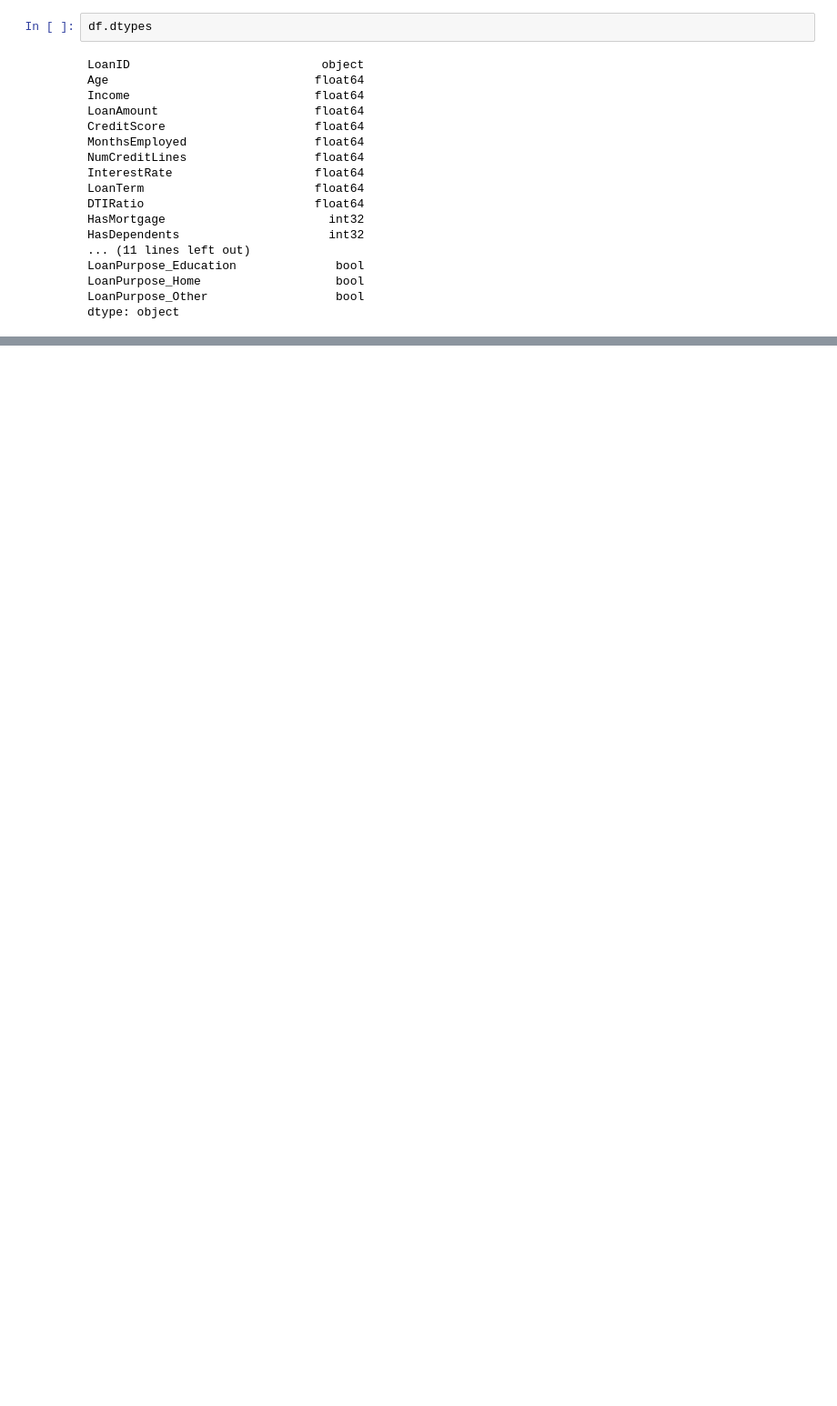
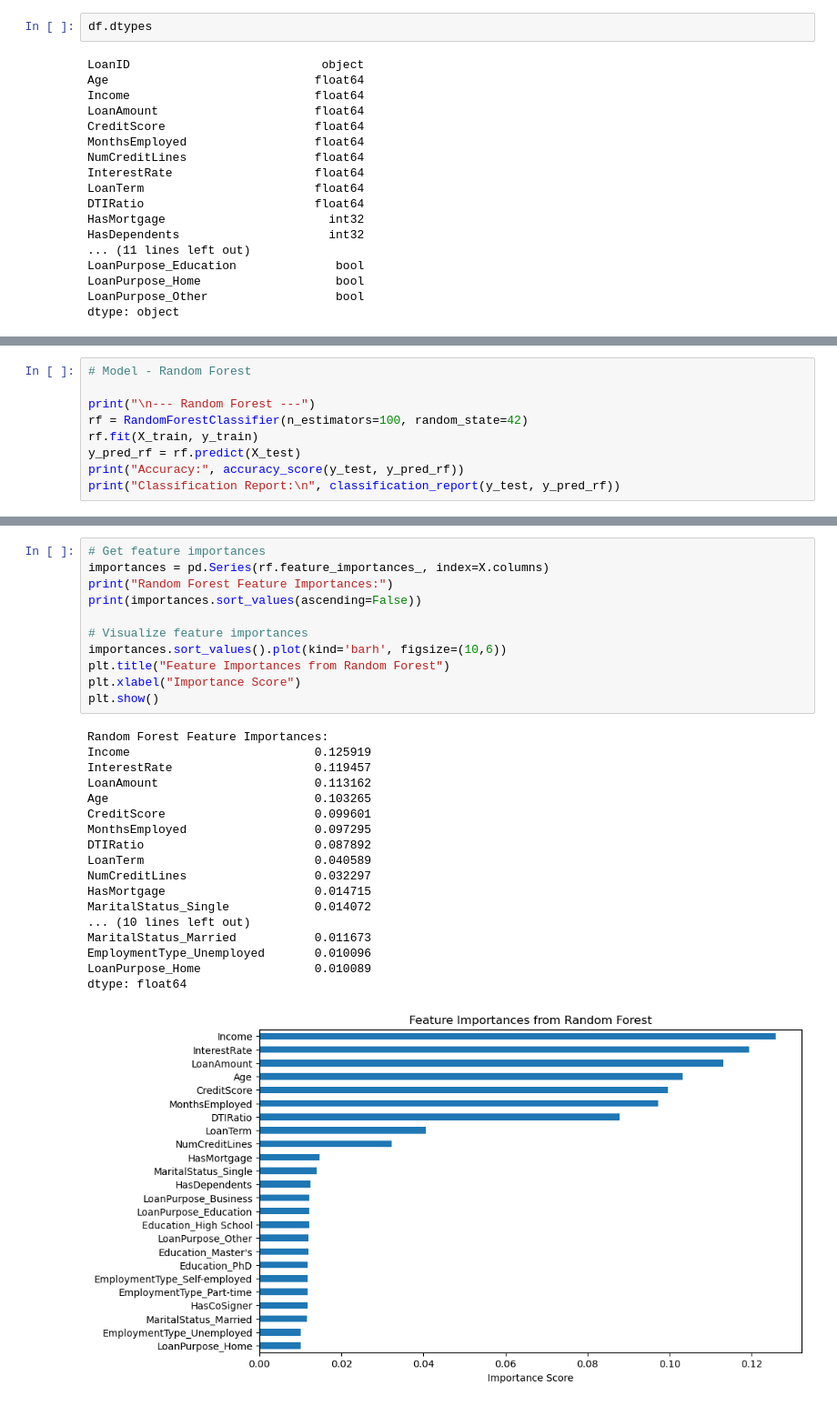
Before and after one commit to rhlbhl/loan_default_prediction, a Jupyter notebook: loan_default_prediction.ipynb, the cells around one changed output, grey strips where cells are left out. Shown at 91% size. Cells and saved outputs as stored; diff of their text form; blank space fills up the shorter version.

```diff
--- a/loan_default_prediction.ipynb
+++ b/loan_default_prediction.ipynb
@@ -368,3 +375,12 @@ plt.title("Decision Tree Diagram")
 plt.show()
 # %% [output]
 [figure]
+# %%
+# Model - Random Forest
+
+print("\n--- Random Forest ---")
+rf = RandomForestClassifier(n_estimators=100, random_state=42)
+rf.fit(X_train, y_train)
+y_pred_rf = rf.predict(X_test)
+print("Accuracy:", accuracy_score(y_test, y_pred_rf))
+print("Classification Report:\n", classification_report(y_test, y_pred_rf))
@@ -370,0 +399,30 @@ plt.show()
+# %%
+# Get feature importances
+importances = pd.Series(rf.feature_importances_, index=X.columns)
+print("Random Forest Feature Importances:")
+print(importances.sort_values(ascending=False))
+
+# Visualize feature importances
+importances.sort_values().plot(kind='barh', figsize=(10,6))
+plt.title("Feature Importances from Random Forest")
+plt.xlabel("Importance Score")
+plt.show()
+# %% [output]
+Random Forest Feature Importances:
+Income                          0.125919
+InterestRate                    0.119457
+LoanAmount                      0.113162
+Age                             0.103265
+CreditScore                     0.099601
+MonthsEmployed                  0.097295
+DTIRatio                        0.087892
+LoanTerm                        0.040589
+NumCreditLines                  0.032297
+HasMortgage                     0.014715
+MaritalStatus_Single            0.014072
+... (10 lines left out)
+MaritalStatus_Married           0.011673
+EmploymentType_Unemployed       0.010096
+LoanPurpose_Home                0.010089
+dtype: float64
+[figure, added]
```
Also changed, not shown: parts of 13 cells of this notebook.
